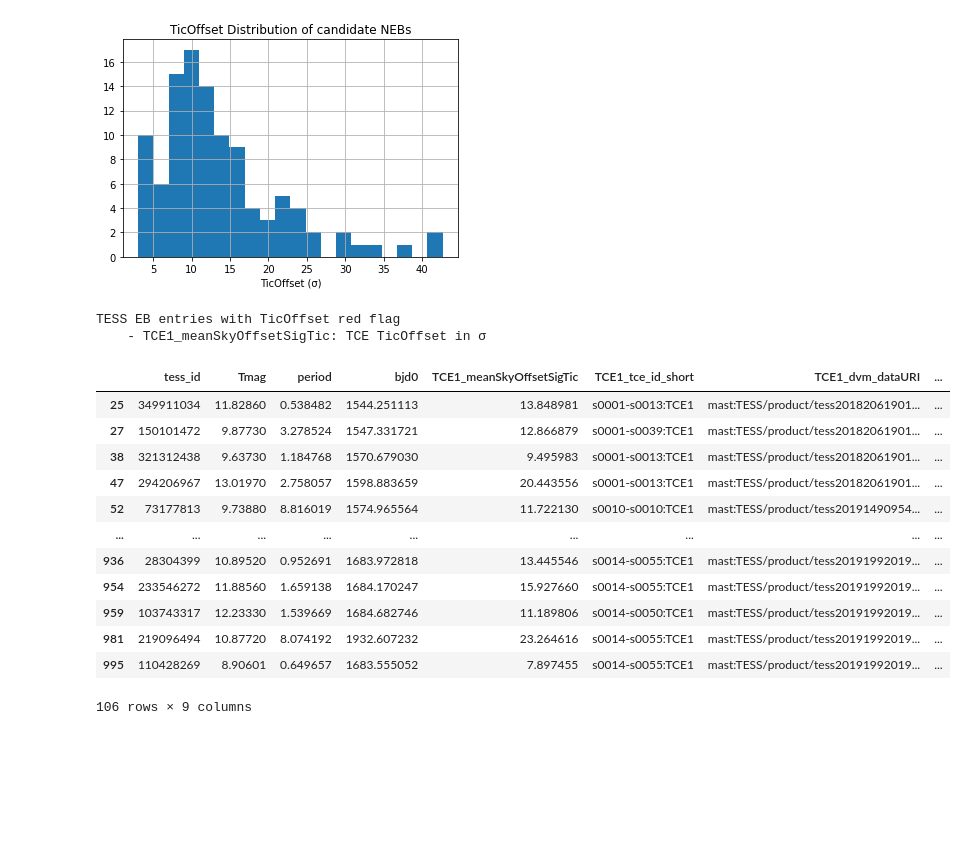
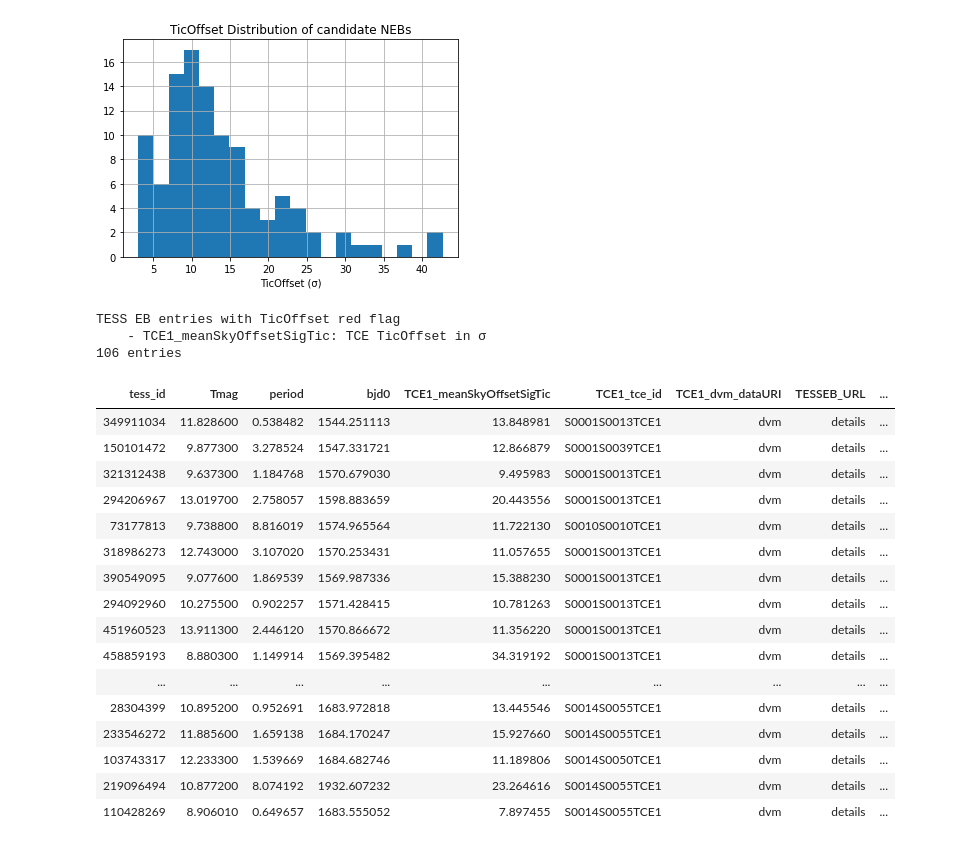
Before and after one commit to orionlee/tesseb_validate, a Jupyter notebook: dashboard.ipynb, the cells around one changed output. Cells and saved outputs as stored; diff of their text form; code cells hidden in the pictures; blank space fills up the shorter version.

Commit message:
report table: add links to TESSEB, DV pdf, etc.

```diff
--- a/dashboard.ipynb
+++ b/dashboard.ipynb
@@ -54,23 +57,33 @@ Num. samples with TicOffset > 3σ and Tmag > 7 (NEB red flag): 106
 Percent matched samples with NEB red flag: 16.5% (106 / 644)
 [figure]
 # %%
+import dashboard_utils
+reload(dashboard_utils)
+
 print("TESS EB entries with TicOffset red flag")
 print("    - TCE1_meanSkyOffsetSigTic: TCE TicOffset in σ")
 with pd.option_context('display.max_colwidth', None):
-    display(df[["tess_id", "Tmag",  "period", "bjd0",  "TCE1_meanSkyOffsetSigTic", "TCE1_tce_id_short", "TCE1_dvm_dataURI", "Diff_TCE1_period_ratio", "Diff_TCE1_epoch_phase"]])
+    df_to_display = df[["tess_id", "Tmag",  "period", "bjd0",  "TCE1_meanSkyOffsetSigTic", "TCE1_tce_id", "TCE1_dvm_dataURI", "TESSEB_URL", "Diff_TCE1_period_ratio", "Diff_TCE1_epoch_phase"]]
+    print(f"{len(df_to_display)} entries")
+    display(dashboard_utils.style(df_to_display))
 # %% [output]
 TESS EB entries with TicOffset red flag
     - TCE1_meanSkyOffsetSigTic: TCE TicOffset in σ
+106 entries
-|  | tess_id | Tmag | period | bjd0 | TCE1_meanSkyOffsetSigTic | TCE1_tce_id_short | TCE1_dvm_dataURI | ... |
-| 25 | 349911034 | 11.82860 | 0.538482 | 1544.251113 | 13.848981 | s0001-s0013:TCE1 | mast:TESS/product/tess20182061901... | ... |
-| 27 | 150101472 | 9.87730 | 3.278524 | 1547.331721 | 12.866879 | s0001-s0039:TCE1 | mast:TESS/product/tess20182061901... | ... |
-| 38 | 321312438 | 9.63730 | 1.184768 | 1570.679030 | 9.495983 | s0001-s0013:TCE1 | mast:TESS/product/tess20182061901... | ... |
-| 47 | 294206967 | 13.01970 | 2.758057 | 1598.883659 | 20.443556 | s0001-s0013:TCE1 | mast:TESS/product/tess20182061901... | ... |
-| 52 | 73177813 | 9.73880 | 8.816019 | 1574.965564 | 11.722130 | s0010-s0010:TCE1 | mast:TESS/product/tess20191490954... | ... |
+| tess_id | Tmag | period | bjd0 | TCE1_meanSkyOffsetSigTic | TCE1_tce_id | TCE1_dvm_dataURI | TESSEB_URL | ... |
+| 349911034 | 11.828600 | 0.538482 | 1544.251113 | 13.848981 | S0001S0013TCE1 | dvm | details | ... |
+| 150101472 | 9.877300 | 3.278524 | 1547.331721 | 12.866879 | S0001S0039TCE1 | dvm | details | ... |
+| 321312438 | 9.637300 | 1.184768 | 1570.679030 | 9.495983 | S0001S0013TCE1 | dvm | details | ... |
+| 294206967 | 13.019700 | 2.758057 | 1598.883659 | 20.443556 | S0001S0013TCE1 | dvm | details | ... |
+| 73177813 | 9.738800 | 8.816019 | 1574.965564 | 11.722130 | S0010S0010TCE1 | dvm | details | ... |
+| 318986273 | 12.743000 | 3.107020 | 1570.253431 | 11.057655 | S0001S0013TCE1 | dvm | details | ... |
+| 390549095 | 9.077600 | 1.869539 | 1569.987336 | 15.388230 | S0001S0013TCE1 | dvm | details | ... |
+| 294092960 | 10.275500 | 0.902257 | 1571.428415 | 10.781263 | S0001S0013TCE1 | dvm | details | ... |
+| 451960523 | 13.911300 | 2.446120 | 1570.866672 | 11.356220 | S0001S0013TCE1 | dvm | details | ... |
+| 458859193 | 8.880300 | 1.149914 | 1569.395482 | 34.319192 | S0001S0013TCE1 | dvm | details | ... |
 | ... | ... | ... | ... | ... | ... | ... | ... | ... |
-| 936 | 28304399 | 10.89520 | 0.952691 | 1683.972818 | 13.445546 | s0014-s0055:TCE1 | mast:TESS/product/tess20191992019... | ... |
-| 954 | 233546272 | 11.88560 | 1.659138 | 1684.170247 | 15.927660 | s0014-s0055:TCE1 | mast:TESS/product/tess20191992019... | ... |
-| 959 | 103743317 | 12.23330 | 1.539669 | 1684.682746 | 11.189806 | s0014-s0050:TCE1 | mast:TESS/product/tess20191992019... | ... |
-| 981 | 219096494 | 10.87720 | 8.074192 | 1932.607232 | 23.264616 | s0014-s0055:TCE1 | mast:TESS/product/tess20191992019... | ... |
-| 995 | 110428269 | 8.90601 | 0.649657 | 1683.555052 | 7.897455 | s0014-s0055:TCE1 | mast:TESS/product/tess20191992019... | ... |
+| 28304399 | 10.895200 | 0.952691 | 1683.972818 | 13.445546 | S0014S0055TCE1 | dvm | details | ... |
+| 233546272 | 11.885600 | 1.659138 | 1684.170247 | 15.927660 | S0014S0055TCE1 | dvm | details | ... |
+| 103743317 | 12.233300 | 1.539669 | 1684.682746 | 11.189806 | S0014S0050TCE1 | dvm | details | ... |
+| 219096494 | 10.877200 | 8.074192 | 1932.607232 | 23.264616 | S0014S0055TCE1 | dvm | details | ... |
+| 110428269 | 8.906010 | 0.649657 | 1683.555052 | 7.897455 | S0014S0055TCE1 | dvm | details | ... |
-106 rows × 9 columns
```
Also changed, not shown: parts of 2 cells of this notebook, 2 other files.
